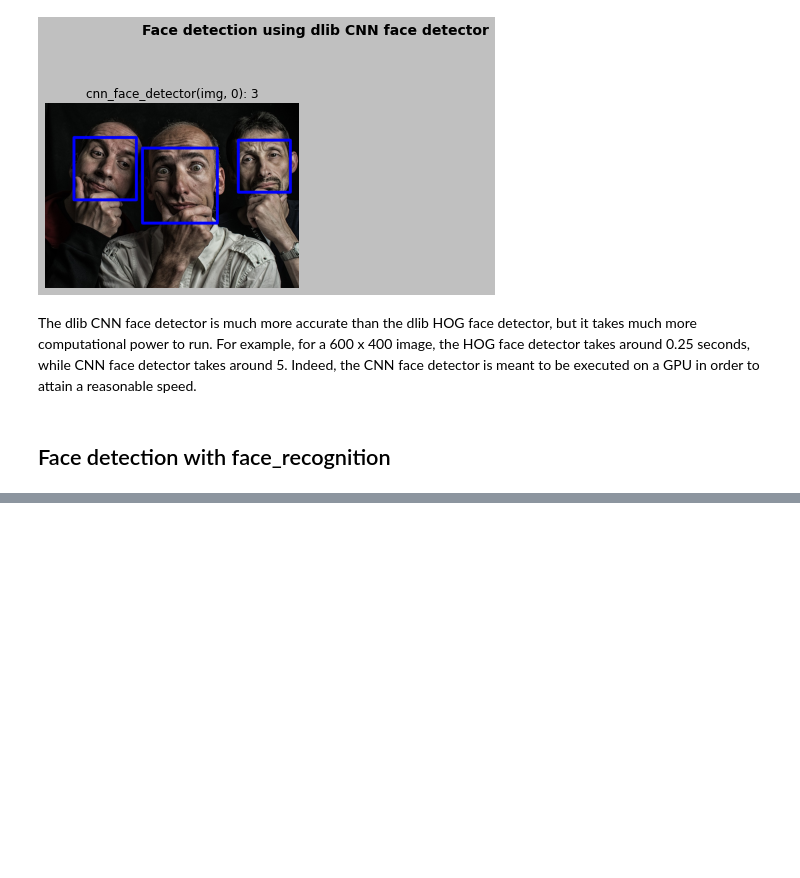
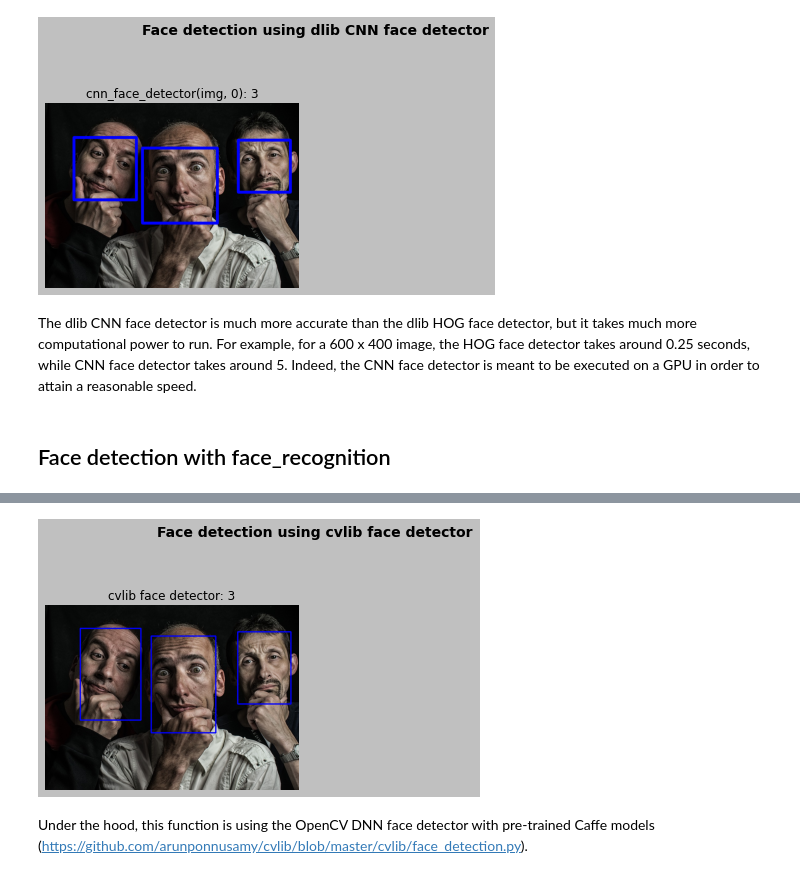
Before and after one commit to rahiakela/opencv-projects-and-guide, a Jupyter notebook: mastering-opencv4-with-python/11-face-detection-tracking-and-recognition/1_face_detection.ipynb, the cells around one changed output, grey strips where cells are left out. Saved outputs shown, nothing was run; the diff lists cells and outputs as text; code cells hidden in the pictures; blank space fills up the shorter version.

```diff
--- a/mastering-opencv4-with-python/11-face-detection-tracking-and-recognition/1_face_detection.ipynb
+++ b/mastering-opencv4-with-python/11-face-detection-tracking-and-recognition/1_face_detection.ipynb
@@ -473,0 +558,32 @@ The dlib CNN face detector is much more accurate than the dlib HOG face detector
+# %%
+def show_detection(image, faces):
+    """Draws a rectangle over each detected face"""
+
+    for (startX, startY, endX, endY) in faces:
+        cv2.rectangle(image, (startX, startY), (endX, endY), (255, 0, 0), 3)
+
+    return image
+# %%
+# Load image
+#image = cv2.imread("test_face_detection.jpg")
+
+# Detect faces
+faces, confidences = cv.detect_face(img)
+
+# Draw face detections
+img_result = show_detection(image.copy(), faces)
+
+# Create the dimensions of the figure and set title:
+fig = plt.figure(figsize=(10, 5))
+plt.suptitle("Face detection using cvlib face detector", fontsize=14, fontweight='bold')
+fig.patch.set_facecolor('silver')
+
+# Plot the images:
+show_img_with_matplotlib(img_result, "cvlib face detector: " + str(len(faces)), 1)
+
+# Show the Figure:
+plt.show()
+# %% [output]
+[figure, added]
+# %% [markdown]
+Under the hood, this function is using the OpenCV DNN face detector with pre-trained Caffe models (https://github.com/arunponnusamy/cvlib/blob/master/cvlib/face_detection.py).
```
Also changed, not shown: parts of 14 cells of this notebook.
